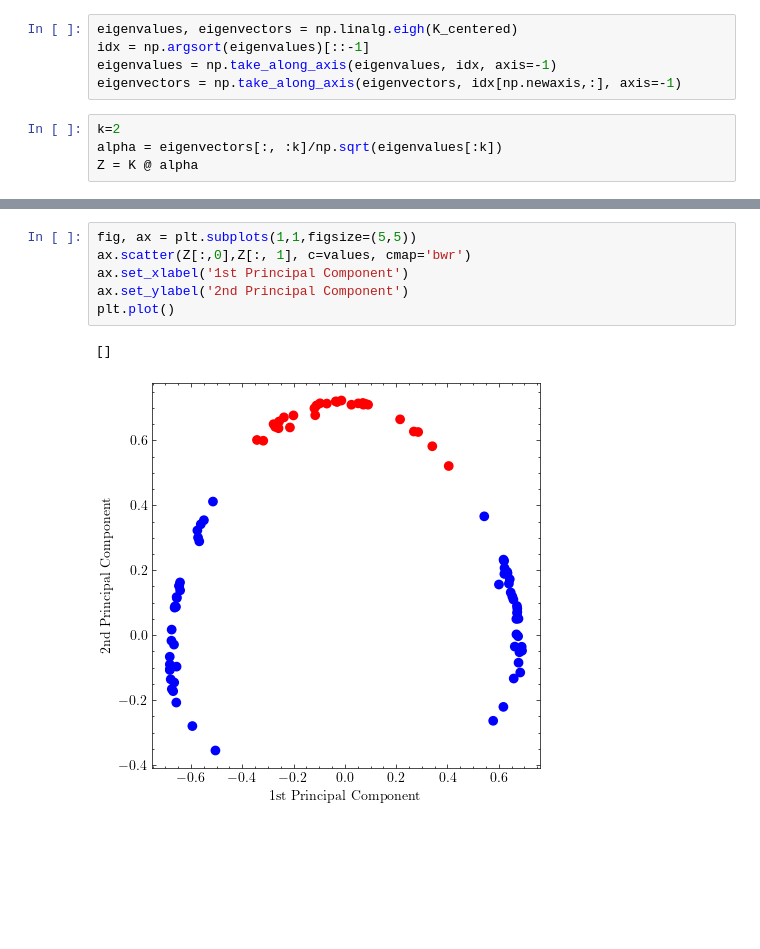
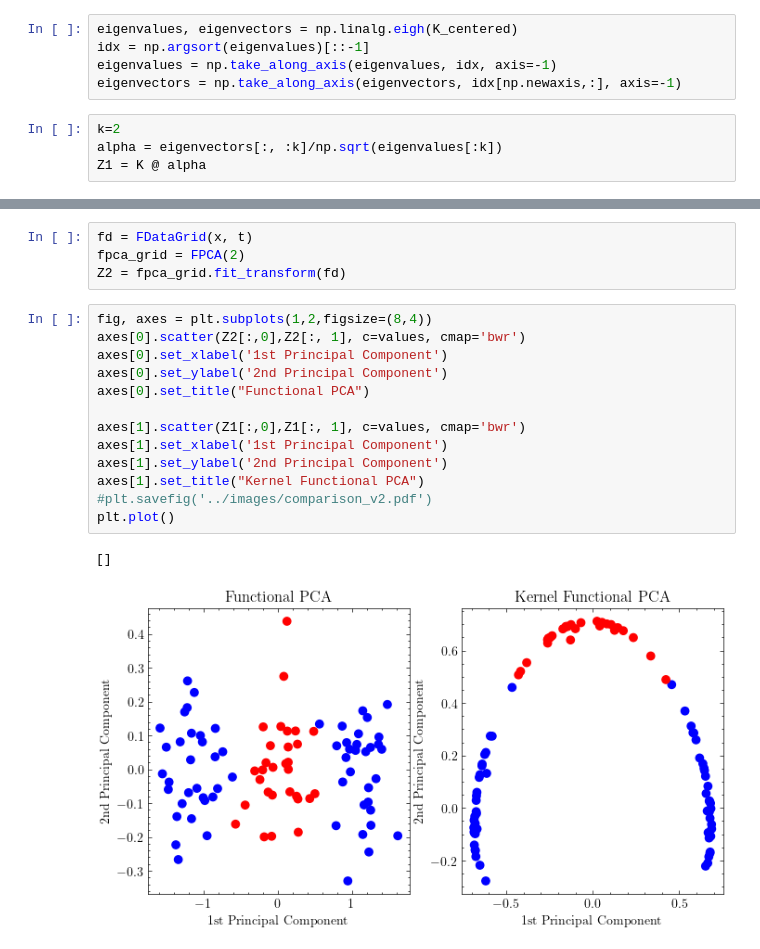
Before and after one commit to dani2442/Functional-Data-Analysis, a Jupyter notebook: notebooks/kfpca.ipynb, the cells around one changed output, grey strips where cells are left out. Cells and saved outputs as stored; diff of their text form; blank space fills up the shorter version.

Commit message:
comparison fcpa vs kfpca

```diff
--- a/notebooks/kfpca.ipynb
+++ b/notebooks/kfpca.ipynb
@@ -85,6 +88,6 @@ eigenvectors = np.take_along_axis(eigenvectors, idx[np.newaxis,:], axis=-1)
 # %%
 k=2
 alpha = eigenvectors[:, :k]/np.sqrt(eigenvalues[:k])
-Z = K @ alpha
+Z1 = K @ alpha
 # %%
 fig, ax = plt.subplots(1,1,figsize=(5,5))
@@ -95,9 +98,20 @@ ax.scatter(Z[:, 1], np.zeros(Z.shape[0]), c=values, cmap='bwr')
+# %%
+fd = FDataGrid(x, t)
+fpca_grid = FPCA(2)
+Z2 = fpca_grid.fit_transform(fd)
 # %%
-fig, ax = plt.subplots(1,1,figsize=(5,5))
-ax.scatter(Z[:,0],Z[:, 1], c=values, cmap='bwr')
-ax.set_xlabel('1st Principal Component')
-ax.set_ylabel('2nd Principal Component')
+fig, axes = plt.subplots(1,2,figsize=(8,4))
+axes[0].scatter(Z2[:,0],Z2[:, 1], c=values, cmap='bwr')
+axes[0].set_xlabel('1st Principal Component')
+axes[0].set_ylabel('2nd Principal Component')
+axes[0].set_title("Functional PCA")
+
+axes[1].scatter(Z1[:,0],Z1[:, 1], c=values, cmap='bwr')
+axes[1].set_xlabel('1st Principal Component')
+axes[1].set_ylabel('2nd Principal Component')
+axes[1].set_title("Kernel Functional PCA")
+#plt.savefig('../images/comparison_v2.pdf')
 plt.plot()
 # %% [output]
 []
-[figure, old version]
+[figure, new version]
```
Also changed, not shown: parts of 4 cells of this notebook, 3 other files.
